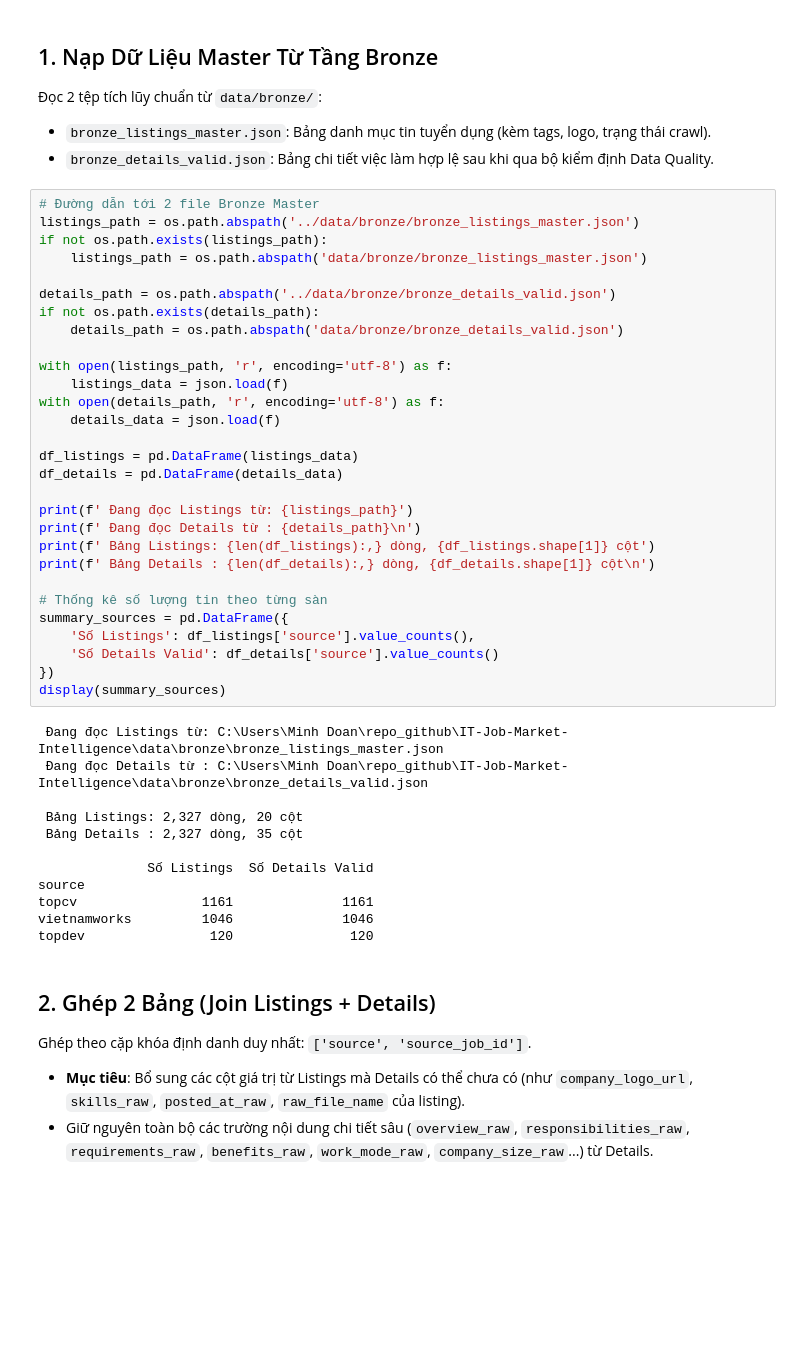
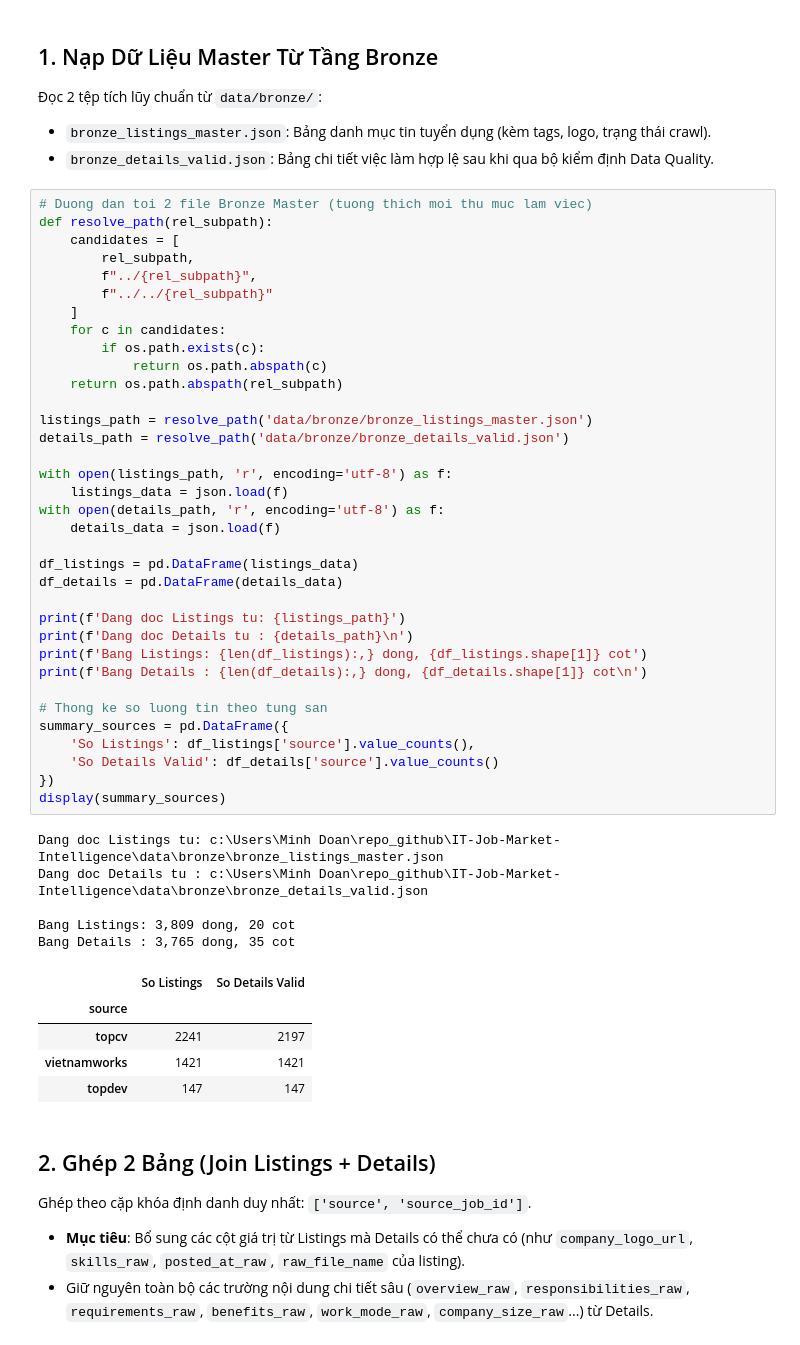
Before and after one commit to doanquangminh14/IT-Job-Market-Intelligence, a Jupyter notebook: notebook/02_data_pipeline/experiment_silver_cleaning.ipynb, the cells around one changed output. Saved outputs shown, nothing was run; the diff lists cells and outputs as text; blank space fills up the shorter version.

Commit message:
feat: add silver cleaning experiment notebook for bronze data integration and quality analysis

```diff
--- a/notebook/02_data_pipeline/experiment_silver_cleaning.ipynb
+++ b/notebook/02_data_pipeline/experiment_silver_cleaning.ipynb
@@ -27,46 +27,51 @@ print(' Môi trường phân tích dữ liệu đã sẵn sàng!')
 - `bronze_listings_master.json`: Bảng danh mục tin tuyển dụng (kèm tags, logo, trạng thái crawl).
 - `bronze_details_valid.json`: Bảng chi tiết việc làm hợp lệ sau khi qua bộ kiểm định Data Quality.
 # %%
-# Đường dẫn tới 2 file Bronze Master
-listings_path = os.path.abspath('../data/bronze/bronze_listings_master.json')
-if not os.path.exists(listings_path):
-    listings_path = os.path.abspath('data/bronze/bronze_listings_master.json')
+# Duong dan toi 2 file Bronze Master (tuong thich moi thu muc lam viec)
+def resolve_path(rel_subpath):
+    candidates = [
+        rel_subpath,
+        f"../{rel_subpath}",
+        f"../../{rel_subpath}"
+    ]
+    for c in candidates:
+        if os.path.exists(c):
+            return os.path.abspath(c)
+    return os.path.abspath(rel_subpath)
 
-details_path = os.path.abspath('../data/bronze/bronze_details_valid.json')
-if not os.path.exists(details_path):
-    details_path = os.path.abspath('data/bronze/bronze_details_valid.json')
+listings_path = resolve_path('data/bronze/bronze_listings_master.json')
+details_path = resolve_path('data/bronze/bronze_details_valid.json')
 
 with open(listings_path, 'r', encoding='utf-8') as f:
     listings_data = json.load(f)
 with open(details_path, 'r', encoding='utf-8') as f:
     details_data = json.load(f)
 
 df_listings = pd.DataFrame(listings_data)
 df_details = pd.DataFrame(details_data)
 
-print(f' Đang đọc Listings từ: {listings_path}')
-print(f' Đang đọc Details từ : {details_path}\n')
-print(f' Bảng Listings: {len(df_listings):,} dòng, {df_listings.shape[1]} cột')
-print(f' Bảng Details : {len(df_details):,} dòng, {df_details.shape[1]} cột\n')
+print(f'Dang doc Listings tu: {listings_path}')
+print(f'Dang doc Details tu : {details_path}\n')
+print(f'Bang Listings: {len(df_listings):,} dong, {df_listings.shape[1]} cot')
+print(f'Bang Details : {len(df_details):,} dong, {df_details.shape[1]} cot\n')
 
-# Thống kê số lượng tin theo từng sàn
+# Thong ke so luong tin theo tung san
 summary_sources = pd.DataFrame({
-    'Số Listings': df_listings['source'].value_counts(),
-    'Số Details Valid': df_details['source'].value_counts()
+    'So Listings': df_listings['source'].value_counts(),
+    'So Details Valid': df_details['source'].value_counts()
 })
 display(summary_sources)
 # %% [output]
- Đang đọc Listings từ: C:\Users\Minh Doan\repo_github\IT-Job-Market-Intelligence\data\bronze\bronze_listings_master.json
- Đang đọc Details từ : C:\Users\Minh Doan\repo_github\IT-Job-Market-Intelligence\data\bronze\bronze_details_valid.json
+Dang doc Listings tu: c:\Users\Minh Doan\repo_github\IT-Job-Market-Intelligence\data\bronze\bronze_listings_master.json
+Dang doc Details tu : c:\Users\Minh Doan\repo_github\IT-Job-Market-Intelligence\data\bronze\bronze_details_valid.json
 
- Bảng Listings: 2,327 dòng, 20 cột
- Bảng Details : 2,327 dòng, 35 cột
-
-              Số Listings  Số Details Valid
-source
-topcv                1161              1161
-vietnamworks         1046              1046
-topdev                120               120
+Bang Listings: 3,809 dong, 20 cot
+Bang Details : 3,765 dong, 35 cot
+|  | So Listings | So Details Valid |
+| source |  |  |
+| topcv | 2241 | 2197 |
+| vietnamworks | 1421 | 1421 |
+| topdev | 147 | 147 |
 # %% [markdown]
 ## 2. Ghép 2 Bảng (Join Listings + Details)
 
```
Also changed, not shown: parts of 5 cells of this notebook.
